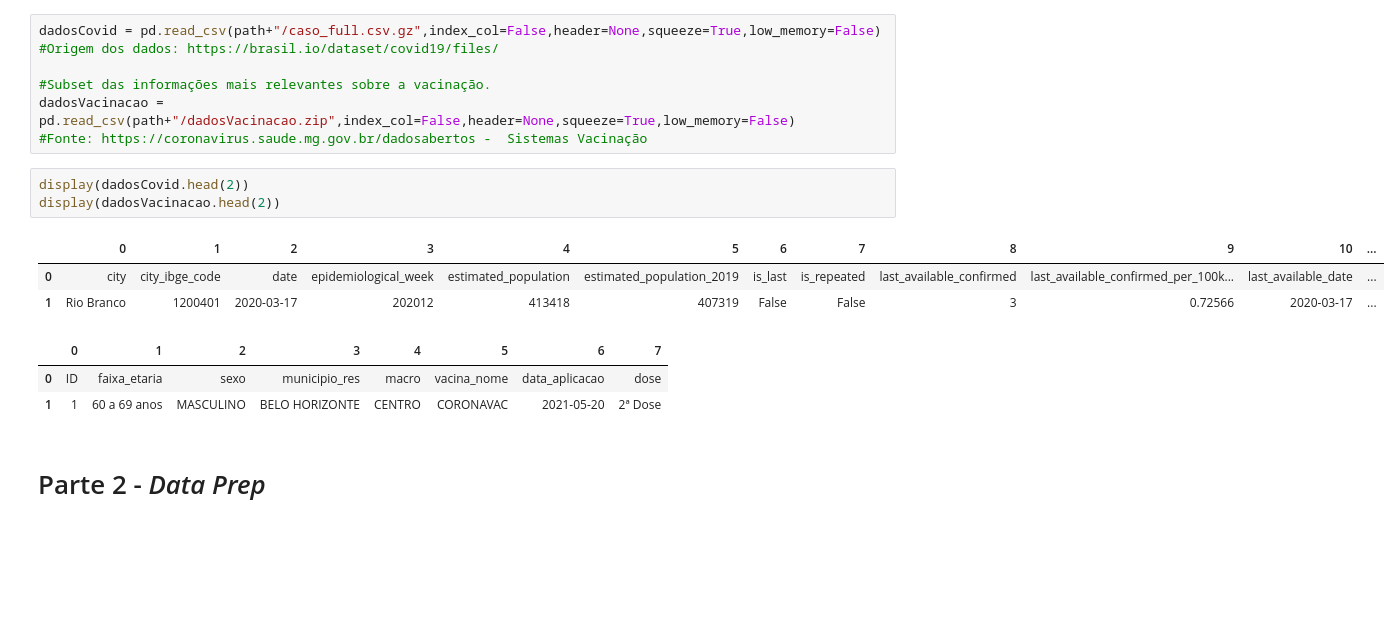
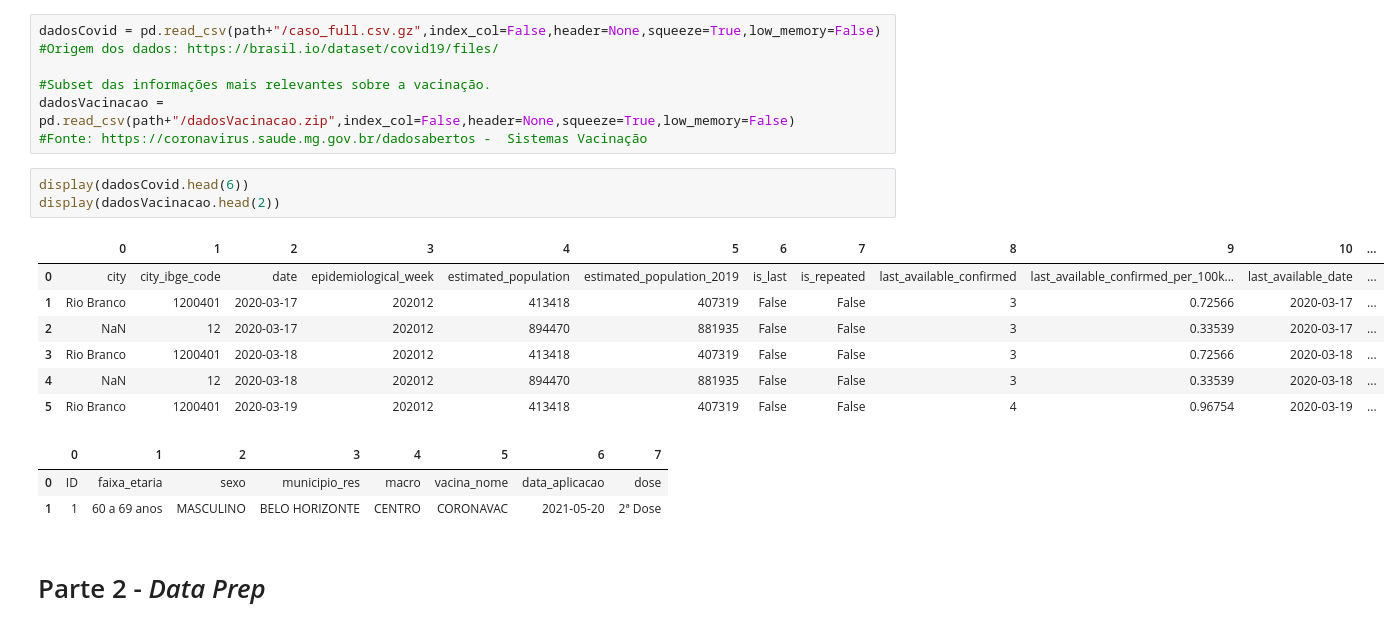
Before and after one commit to JoaoVictorMagalhaesSouza/TP-iCD, a Jupyter notebook: Parte 2/TP_iCD.ipynb, the cells around one changed output. Cells and saved outputs as stored; diff of their text form; blank space fills up the shorter version.

```diff
--- a/Parte 2/TP_iCD.ipynb
+++ b/Parte 2/TP_iCD.ipynb
@@ -24,12 +25,16 @@ dadosCovid = pd.read_csv(path+"/caso_full.csv.gz",index_col=False,header=None,sq
 dadosVacinacao = pd.read_csv(path+"/dadosVacinacao.zip",index_col=False,header=None,squeeze=True,low_memory=False)
 #Fonte: https://coronavirus.saude.mg.gov.br/dadosabertos -  Sistemas Vacinação
 # %%
-display(dadosCovid.head(2))
+display(dadosCovid.head(6))
 display(dadosVacinacao.head(2))
 # %% [output]
 |  | 0 | 1 | 2 | 3 | 4 | 5 | 6 | 7 | 8 | 9 | 10 | ... |
 | 0 | city | city_ibge_code | date | epidemiological_week | estimated_population | estimated_population_2019 | is_last | is_repeated | last_available_confirmed | last_available_confirmed_per_100k... | last_available_date | ... |
 | 1 | Rio Branco | 1200401 | 2020-03-17 | 202012 | 413418 | 407319 | False | False | 3 | 0.72566 | 2020-03-17 | ... |
+| 2 | NaN | 12 | 2020-03-17 | 202012 | 894470 | 881935 | False | False | 3 | 0.33539 | 2020-03-17 | ... |
+| 3 | Rio Branco | 1200401 | 2020-03-18 | 202012 | 413418 | 407319 | False | False | 3 | 0.72566 | 2020-03-18 | ... |
+| 4 | NaN | 12 | 2020-03-18 | 202012 | 894470 | 881935 | False | False | 3 | 0.33539 | 2020-03-18 | ... |
+| 5 | Rio Branco | 1200401 | 2020-03-19 | 202012 | 413418 | 407319 | False | False | 4 | 0.96754 | 2020-03-19 | ... |
 |  | 0 | 1 | 2 | 3 | 4 | 5 | 6 | 7 |
 | 0 | ID | faixa_etaria | sexo | municipio_res | macro | vacina_nome | data_aplicacao | dose |
 | 1 | 1 | 60 a 69 anos | MASCULINO | BELO HORIZONTE | CENTRO | CORONAVAC | 2021-05-20 | 2ª Dose |
```
Also changed, not shown: parts of 14 cells of this notebook.
